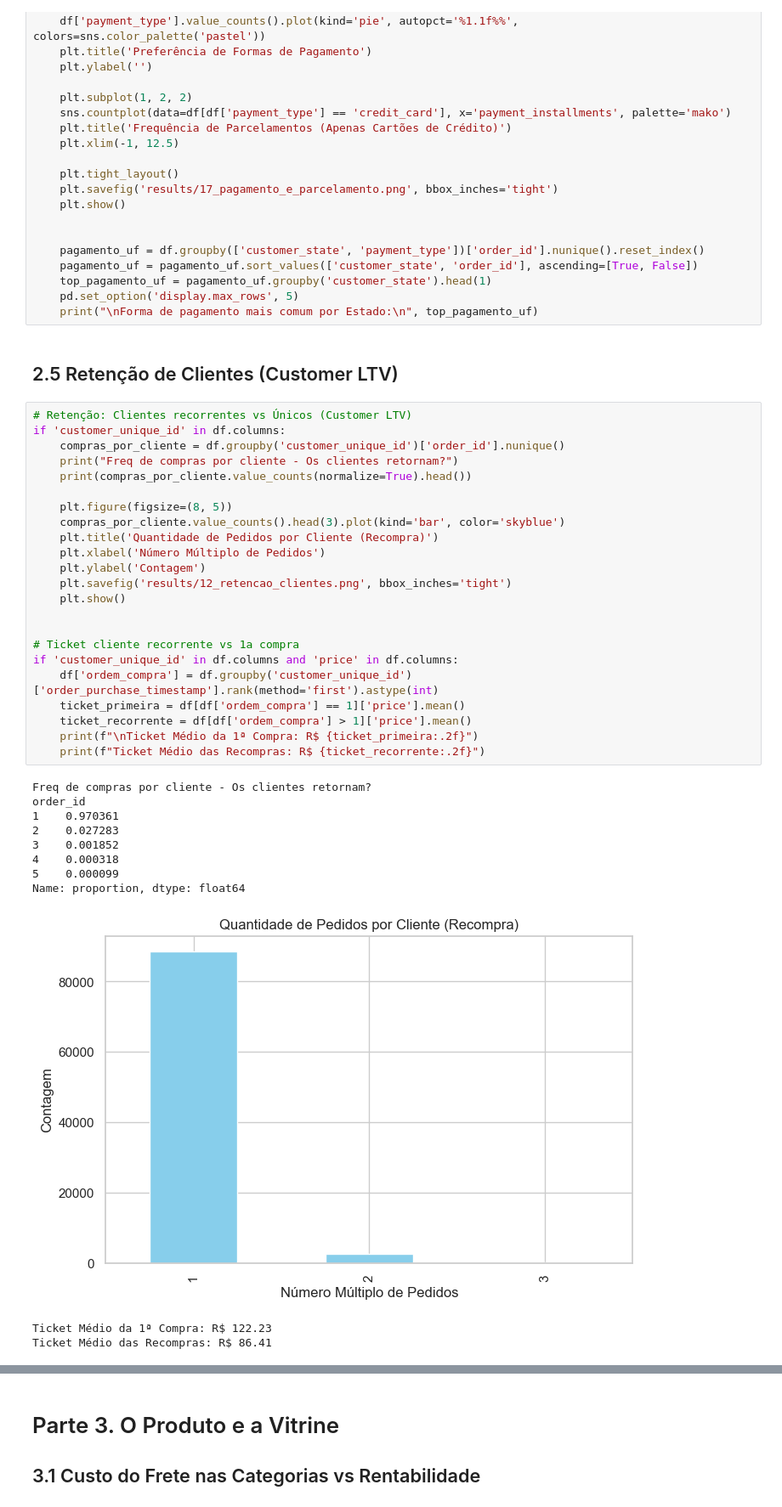
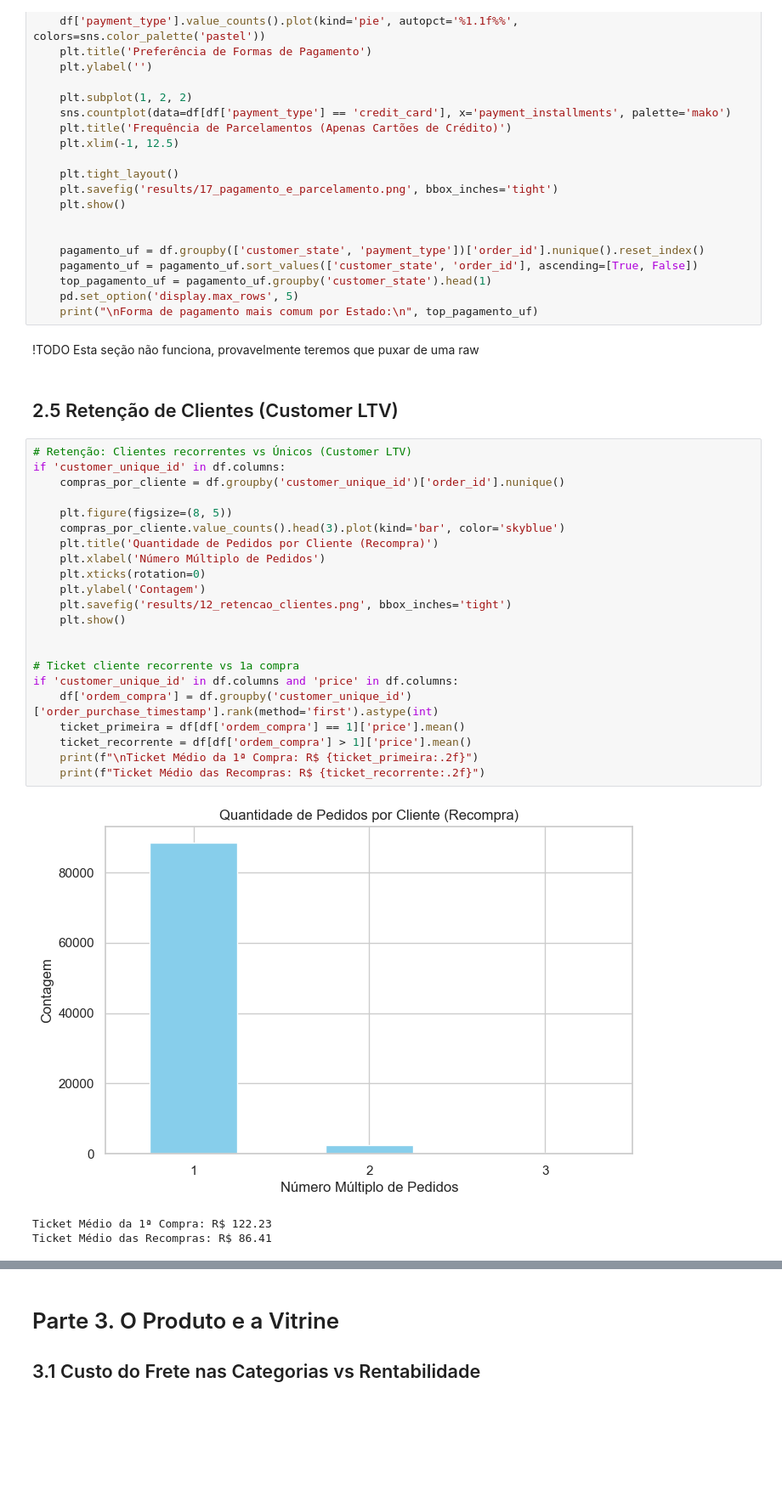
Before and after one commit to NikolasTesch/DesafioRadar, a Jupyter notebook: notebooks/main_analysis.ipynb, the cells around one changed output, grey strips where cells are left out. Shown at 85% size. Cells and saved outputs as stored; diff of their text form; blank space fills up the shorter version.

Commit message:
hotfix: Added the TODOs on all the notebook and initiating the solutions

```diff
--- a/notebooks/main_analysis.ipynb
+++ b/notebooks/main_analysis.ipynb
@@ -215,40 +228,33 @@ if 'payment_type' in df.columns and 'payment_installments' in df.columns:
     top_pagamento_uf = pagamento_uf.groupby('customer_state').head(1)
     pd.set_option('display.max_rows', 5)
     print("\nForma de pagamento mais comum por Estado:\n", top_pagamento_uf)
+# %% [markdown]
+!TODO Esta seção não funciona, provavelmente teremos que puxar de uma raw
 # %% [markdown]
 ## 2.5 Retenção de Clientes (Customer LTV)
 # %%
 # Retenção: Clientes recorrentes vs Únicos (Customer LTV)
 if 'customer_unique_id' in df.columns:
     compras_por_cliente = df.groupby('customer_unique_id')['order_id'].nunique()
-    print("Freq de compras por cliente - Os clientes retornam?")
-    print(compras_por_cliente.value_counts(normalize=True).head())
 
     plt.figure(figsize=(8, 5))
     compras_por_cliente.value_counts().head(3).plot(kind='bar', color='skyblue')
     plt.title('Quantidade de Pedidos por Cliente (Recompra)')
     plt.xlabel('Número Múltiplo de Pedidos')
+    plt.xticks(rotation=0)
     plt.ylabel('Contagem')
     plt.savefig('results/12_retencao_clientes.png', bbox_inches='tight')
     plt.show()
 
 
 # Ticket cliente recorrente vs 1a compra
 if 'customer_unique_id' in df.columns and 'price' in df.columns:
     df['ordem_compra'] = df.groupby('customer_unique_id')['order_purchase_timestamp'].rank(method='first').astype(int)
     ticket_primeira = df[df['ordem_compra'] == 1]['price'].mean()
     ticket_recorrente = df[df['ordem_compra'] > 1]['price'].mean()
     print(f"\nTicket Médio da 1ª Compra: R$ {ticket_primeira:.2f}")
     print(f"Ticket Médio das Recompras: R$ {ticket_recorrente:.2f}")
 # %% [output]
+[figure, new version]
-Freq de compras por cliente - Os clientes retornam?
-order_id
-1    0.970361
-2    0.027283
-3    0.001852
-4    0.000318
-5    0.000099
-Name: proportion, dtype: float64
+Ticket Médio da 1ª Compra: R$ 122.23
+Ticket Médio das Recompras: R$ 86.41
-[figure, old version]
-Ticket Médio da 1ª Compra: R$ 122.23
-Ticket Médio das Recompras: R$ 86.41
```
Also changed, not shown: parts of 27 cells of this notebook.
